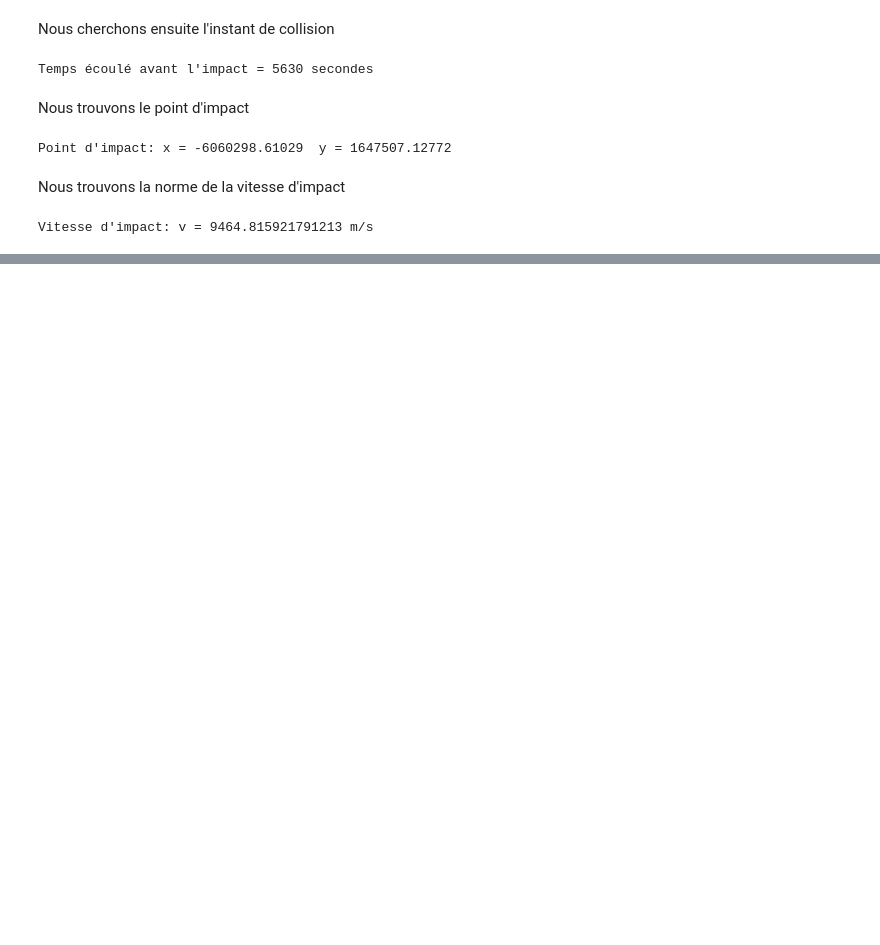
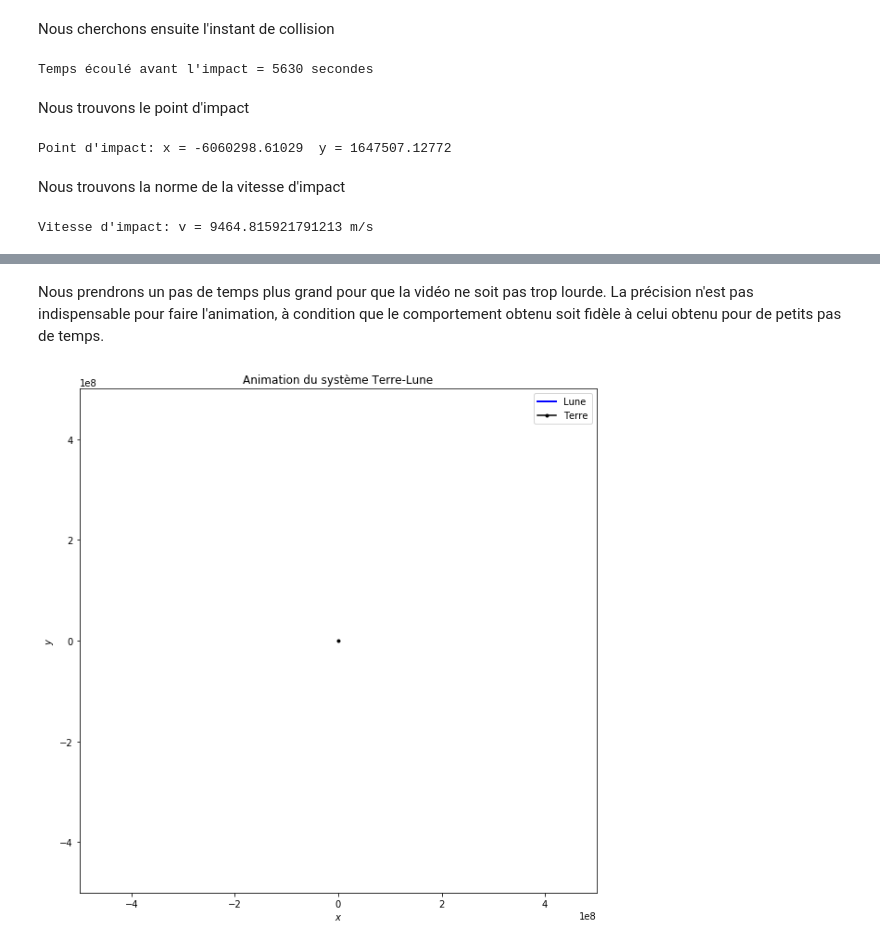
Before and after one commit to BerthilWorshipersSociety/MATH-314_travail_1, a Jupyter notebook: Travail n°1 Kepler - SCHOONEN Cédric, JAMOTTE Maxime.ipynb, the cells around one changed output, grey strips where cells are left out. Cells and saved outputs as stored; diff of their text form; code cells hidden in the pictures; blank space fills up the shorter version.

Commit message:
animation du systeme Terre-Lune (cedric)

```diff
--- a/Travail n°1 Kepler - SCHOONEN Cédric, JAMOTTE Maxime.ipynb
+++ b/Travail n°1 Kepler - SCHOONEN Cédric, JAMOTTE Maxime.ipynb
@@ -460,0 +402,2 @@ plt.show()
+# %% [markdown]
+Nous prendrons un pas de temps plus grand pour que la vidéo ne soit pas trop lourde. La précision n'est pas indispensable pour faire l'animation, à condition que le comportement obtenu soit fidèle à celui obtenu pour de petits pas de temps.
@@ -460,0 +414,12 @@ plt.show()
+# %%
+fig = pyplot.figure(figsize=(10,10))
+ax = pyplot.axes(xlim=(-500000000,500000000), ylim=(-500000000,500000000))
+line = ax.plot([], [], color='b', ls='-', lw=2, label='Lune')[0]
+pointT=[[0,0]]
+point = ax.plot(*zip(*pointT), marker='o', color='black', markersize=3, label='Terre')
+pyplot.title('Animation du système Terre-Lune')
+pyplot.xlabel('$x$')
+pyplot.ylabel('$y$')
+pyplot.legend();
+# %% [output]
+[figure, added]
```
Also changed, not shown: parts of 9 cells of this notebook.
